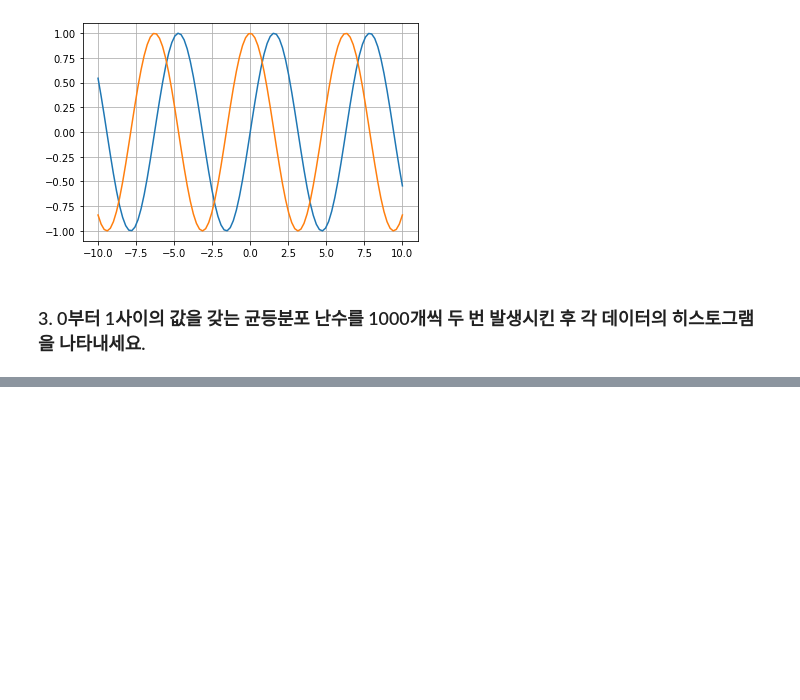
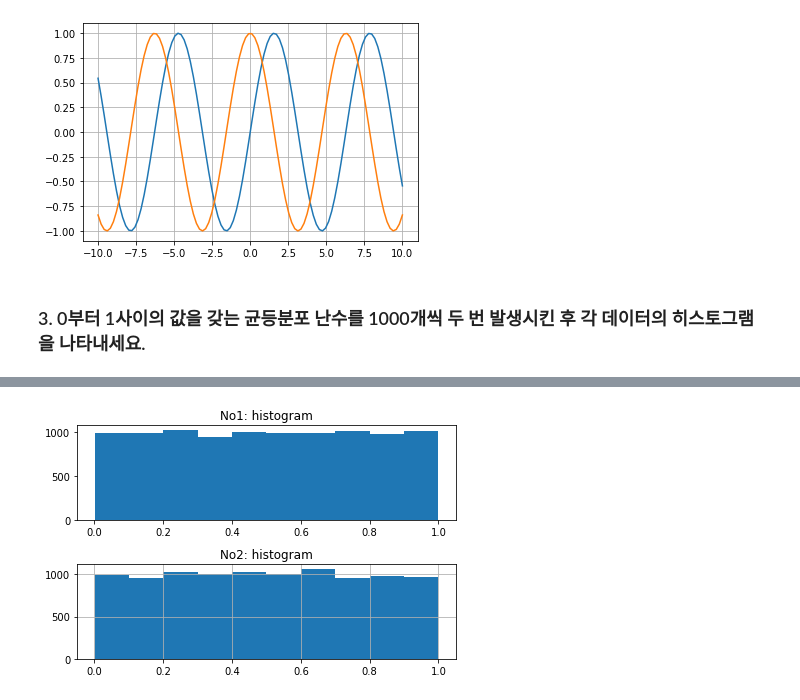
Before and after one commit to gongboogi/Python-Practice, a Jupyter notebook: 매트플롯립_기초.ipynb, the cells around one changed output, grey strips where cells are left out. Cells and saved outputs as stored; diff of their text form; code cells hidden in the pictures; blank space fills up the shorter version.

```diff
--- a/매트플롯립_기초.ipynb
+++ b/매트플롯립_기초.ipynb
@@ -202,0 +227,4 @@ plt.grid(True)
+# %%
+uni_hist(10000)
+# %% [output]
+[figure, added]
```
Also changed, not shown: parts of 1 cell of this notebook.
